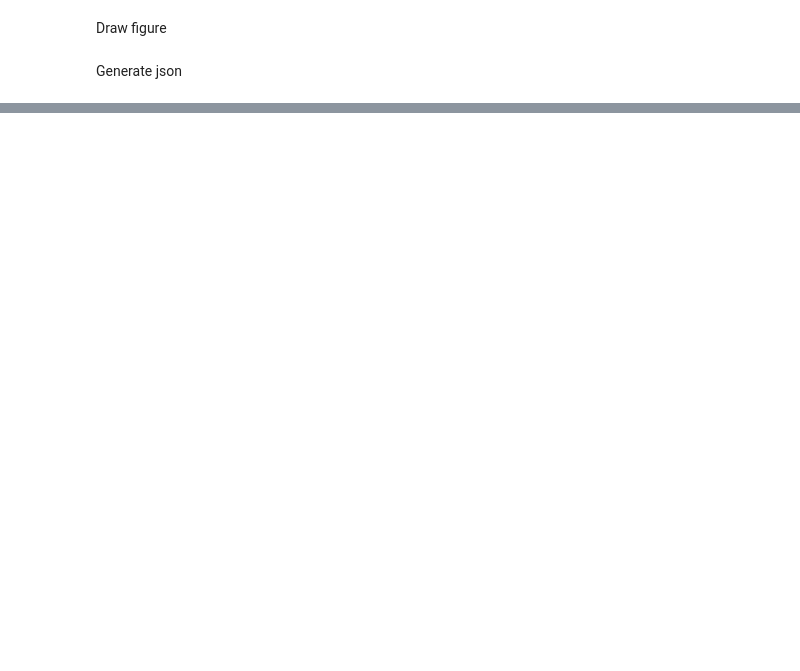
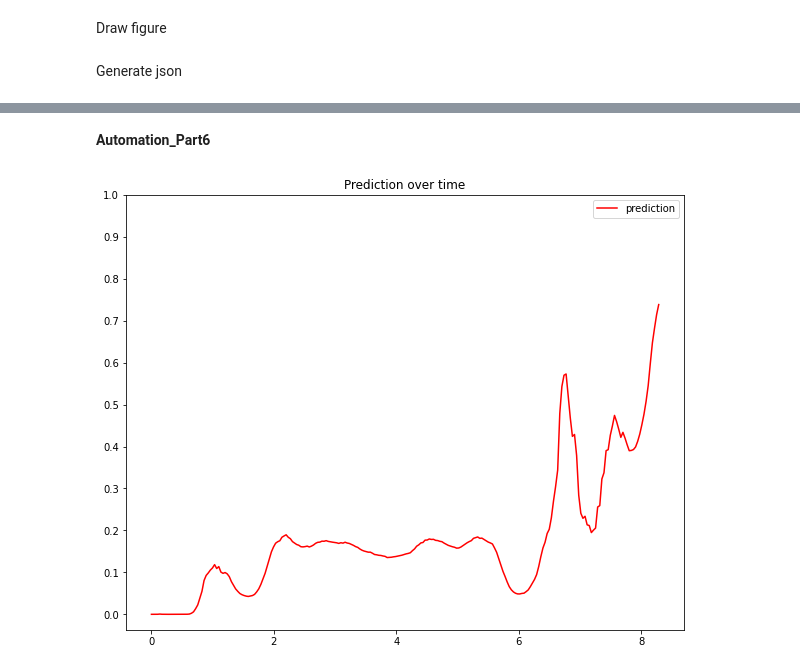
Before and after one commit to YiranH/Cry-Detection-in-Real-Time, a Jupyter notebook: src/demo_Part8.ipynb, the cells around one changed output, grey strips where cells are left out. Saved outputs shown, nothing was run; the diff lists cells and outputs as text; code cells hidden in the pictures; blank space fills up the shorter version.

```diff
--- a/src/demo_Part8.ipynb
+++ b/src/demo_Part8.ipynb
@@ -148,0 +277,8 @@ accuracy_score(y, y_pred_n)
+# %% [markdown]
+**Automation_Part6**
+# %%
+# load model
+model = load_model(MODEL_FOLDER + 'model4_63.h5')
+get_pred(X_arr, model, 61)
+# %% [output]
+[figure, added]
```
Also changed, not shown: parts of 39 cells of this notebook, 14 other files.
